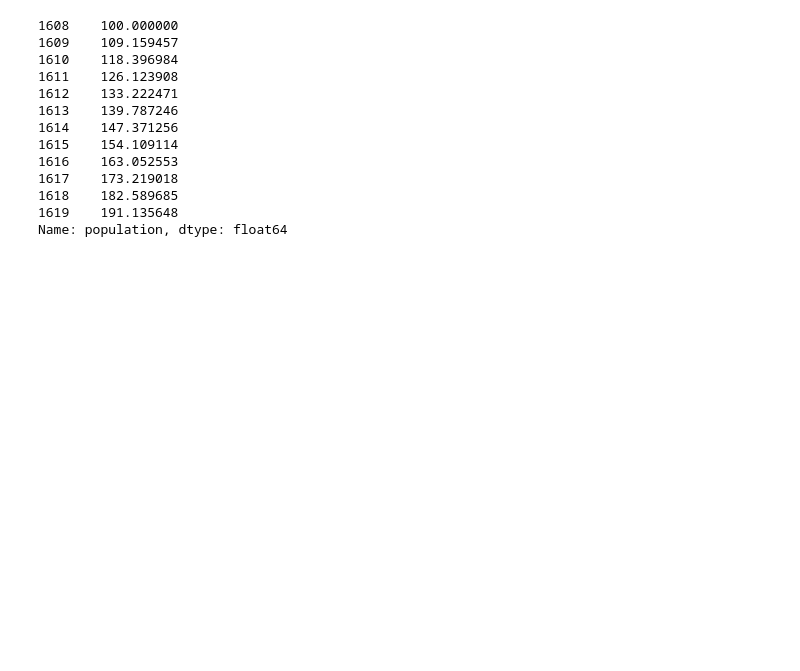
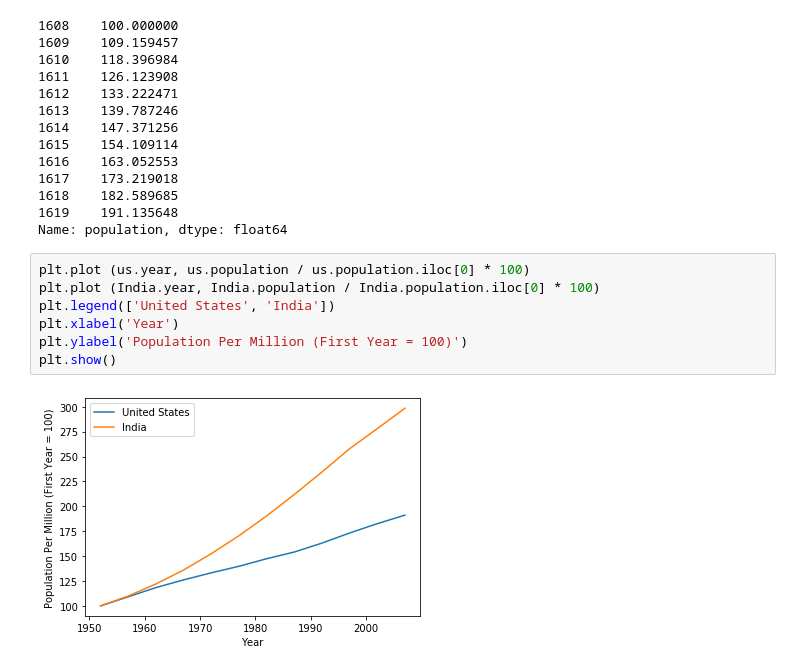
Before and after one commit to decipher07/Data-Visualization, a Jupyter notebook: Data_Visualization.ipynb, the cells around one changed output. Saved outputs shown, nothing was run; the diff lists cells and outputs as text; blank space fills up the shorter version.

Commit message:
Final Analysis For US and India

```diff
--- a/Data_Visualization.ipynb
+++ b/Data_Visualization.ipynb
@@ -145,3 +145,12 @@ us.population / us.population.iloc[0] * 100
 1618    182.589685
 1619    191.135648
 Name: population, dtype: float64
+# %%
+plt.plot (us.year, us.population / us.population.iloc[0] * 100)
+plt.plot (India.year, India.population / India.population.iloc[0] * 100)
+plt.legend(['United States', 'India'])
+plt.xlabel('Year')
+plt.ylabel('Population Per Million (First Year = 100)')
+plt.show()
+# %% [output]
+[figure, added]
```
